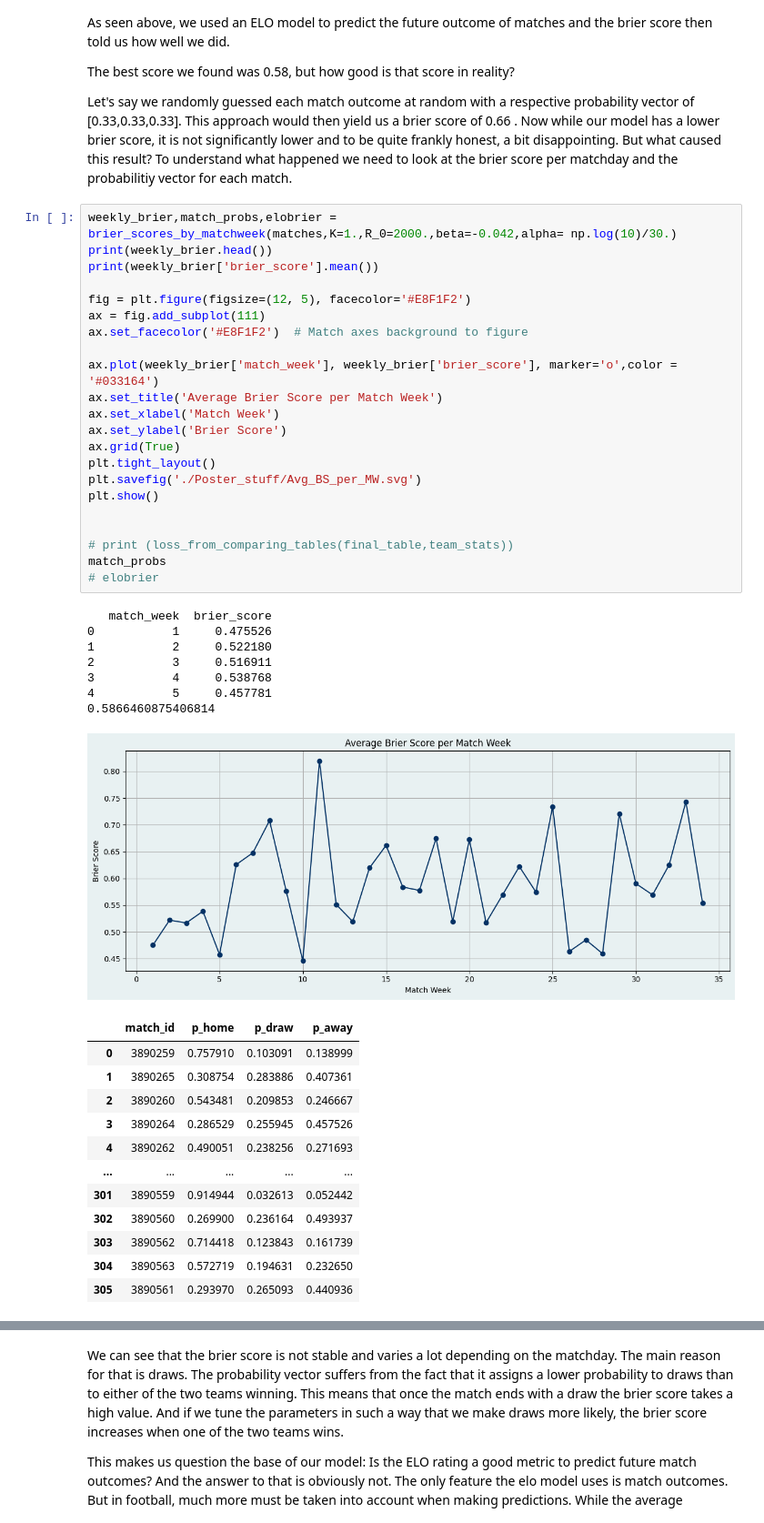
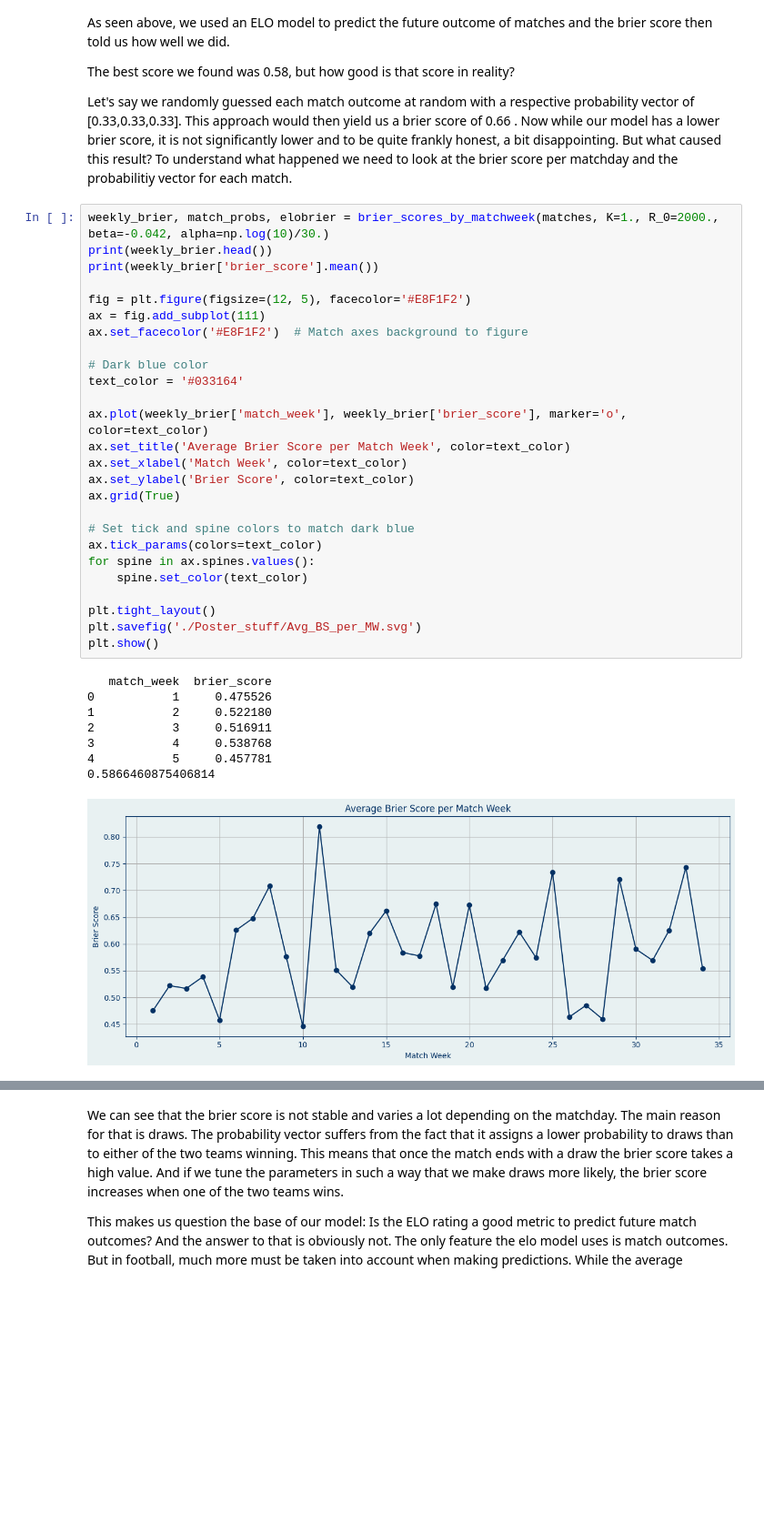
Before and after one commit to MaxPrinz98/FootballDSAI, a Jupyter notebook: Create_Elo_Clean.ipynb, the cells around one changed output, grey strips where cells are left out. Shown: that part at 91% size. Drawn from its saved outputs; the diff is of its cells as text; blank space fills up the shorter version.

```diff
--- a/Create_Elo_Clean.ipynb
+++ b/Create_Elo_Clean.ipynb
@@ -283,45 +296,37 @@ The best score we found was 0.58, but how good is that score in reality?
 
 Let's say we randomly guessed each match outcome at random with a respective probability vector of [0.33,0.33,0.33]. This approach would then yield us a brier score of 0.66 . Now while our model has a lower brier score, it is not significantly lower and to be quite frankly honest, a bit disappointing. But what caused this result? To understand what happened we need to look at the brier score per matchday and the probabilitiy vector for each match.
 # %%
-weekly_brier,match_probs,elobrier = brier_scores_by_matchweek(matches,K=1.,R_0=2000.,beta=-0.042,alpha= np.log(10)/30.)
+weekly_brier, match_probs, elobrier = brier_scores_by_matchweek(matches, K=1., R_0=2000., beta=-0.042, alpha=np.log(10)/30.)
 print(weekly_brier.head())
 print(weekly_brier['brier_score'].mean())
 
 fig = plt.figure(figsize=(12, 5), facecolor='#E8F1F2')
 ax = fig.add_subplot(111)
 ax.set_facecolor('#E8F1F2')  # Match axes background to figure
 
-ax.plot(weekly_brier['match_week'], weekly_brier['brier_score'], marker='o',color = '#033164')
-ax.set_title('Average Brier Score per Match Week')
-ax.set_xlabel('Match Week')
-ax.set_ylabel('Brier Score')
+# Dark blue color
+text_color = '#033164'
+
+ax.plot(weekly_brier['match_week'], weekly_brier['brier_score'], marker='o', color=text_color)
+ax.set_title('Average Brier Score per Match Week', color=text_color)
+ax.set_xlabel('Match Week', color=text_color)
+ax.set_ylabel('Brier Score', color=text_color)
 ax.grid(True)
+
+# Set tick and spine colors to match dark blue
+ax.tick_params(colors=text_color)
+for spine in ax.spines.values():
+    spine.set_color(text_color)
+
 plt.tight_layout()
 plt.savefig('./Poster_stuff/Avg_BS_per_MW.svg')
 plt.show()
-
-
-# print (loss_from_comparing_tables(final_table,team_stats))
-match_probs
-# elobrier
 # %% [output]
    match_week  brier_score
 0           1     0.475526
 1           2     0.522180
 2           3     0.516911
 3           4     0.538768
 4           5     0.457781
 0.5866460875406814
-[figure, old version]
+[figure, new version]
-|  | match_id | p_home | p_draw | p_away |
-| 0 | 3890259 | 0.757910 | 0.103091 | 0.138999 |
-| 1 | 3890265 | 0.308754 | 0.283886 | 0.407361 |
-| 2 | 3890260 | 0.543481 | 0.209853 | 0.246667 |
-| 3 | 3890264 | 0.286529 | 0.255945 | 0.457526 |
-| 4 | 3890262 | 0.490051 | 0.238256 | 0.271693 |
-| ... | ... | ... | ... | ... |
-| 301 | 3890559 | 0.914944 | 0.032613 | 0.052442 |
-| 302 | 3890560 | 0.269900 | 0.236164 | 0.493937 |
-| 303 | 3890562 | 0.714418 | 0.123843 | 0.161739 |
-| 304 | 3890563 | 0.572719 | 0.194631 | 0.232650 |
-| 305 | 3890561 | 0.293970 | 0.265093 | 0.440936 |
```
Also changed, not shown: parts of 3 cells of this notebook.
